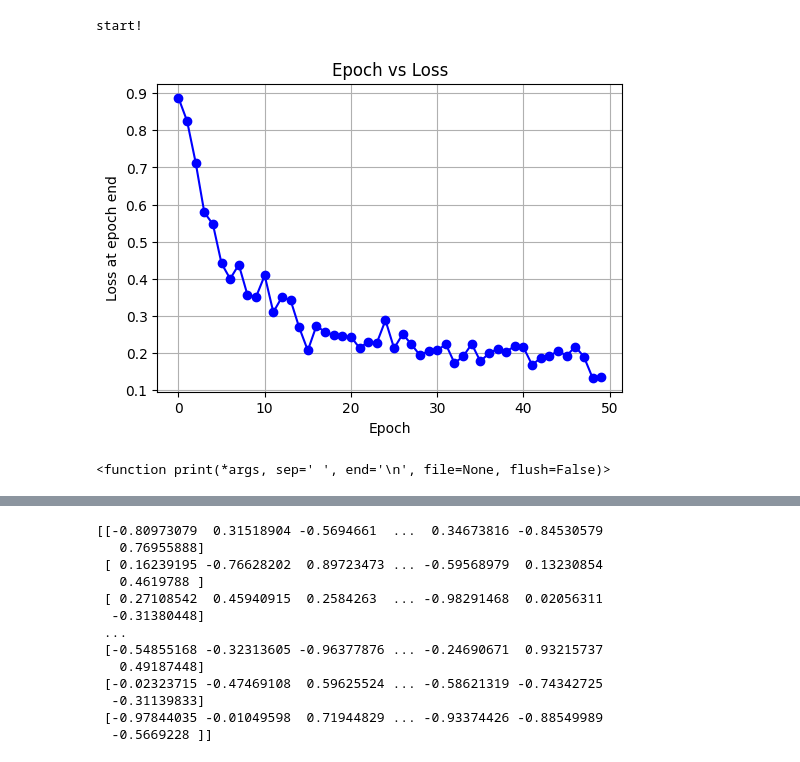
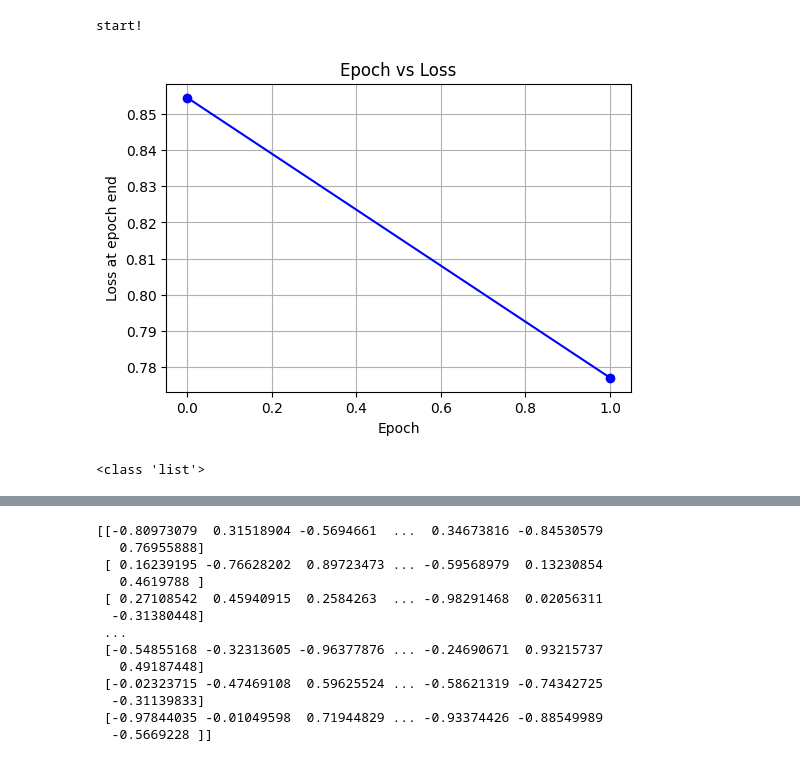
Before and after one commit to Jonathan-Lussier/MNIST_digit_classifier, a Jupyter notebook: basic_nn.ipynb, the cells around one changed output, grey strips where cells are left out. Cells and saved outputs as stored; diff of their text form; code cells hidden in the pictures.

Commit message:
beginning hyperparameter studies

```diff
--- a/basic_nn.ipynb
+++ b/basic_nn.ipynb
@@ -237,33 +237,66 @@ def train(images_pth, labels_pth, cfg:Config):
         plt.grid(True)
         plt.show()
 
-
-
     #do batches here:
-    return(net)
+    return(net, (x_data, y_data))
+# %%
+def save_weights_biases(net:n_network):
+#save the weights and biases
+    import pickle
+    from datetime import datetime
+    timestamp = datetime.now().strftime("%m%d%Y_%H%M%S")
+    file_name = f"weights/nn_training_{timestamp}.pkl"
+    with open(file_name, "wb") as f:
+        pickle.dump(net, f)
+    return(timestamp, file_name)
+
+def save_performance(x_epoch, y_loss, cfg:Config, timestamp):
+    #save hyperparams and preformance data to a csv
+    import csv
+    #["run ID", "timestamp", "number of hidden layers", "hidden layer size", "LR", "Epochs", "Batch size"]
+    from datetime import datetime
+    #timestamp = datetime.now().strftime("%Y-%m-%d_%H-%M-%S")
+    run_id = f"{cfg.hidden_layer_num}{cfg.hidden_layer_size}{cfg.learning_rate}{cfg.epochs}{cfg.batch_size}"
+    data = [run_id, timestamp, cfg.hidden_layer_num, cfg.hidden_layer_size, cfg.learning_rate, cfg.epochs, cfg.batch_size]
+
+    results_name = 'results.csv'
+    with open(results_name, mode='a', newline='') as file:
+        writer =  csv.writer(file)
+        writer.writerow(data)
+
+    plot_f_name = f"results/{run_id}_{timestamp}_plots.csv"
+    print(type(y_loss))
+    plots = [[x_epoch],[y_loss]]
+    with open(plot_f_name, mode='w', newline='') as file:
+        writer =  csv.writer(file)
+        for index, value in enumerate(x_epoch):
+            writer.writerow([int(x_epoch[index]), (y_loss[index])])
+    return(run_id, results_name,plot_f_name)
 # %%
 image_size = 28**2
 batch_size = 100
 dataset_size = 60000
 hidden_layers = 3
 hidden_layer_size = 17
 learning_rate = 0.5
-epochs = 50
+epochs = 2
 images_path = "MNIST/train-images.idx3-ubyte"
 labels_path = "MNIST/train-labels.idx1-ubyte"
 
 cfg = Config(input_layer_size=image_size,
               output_layer_size=10,
               hidden_layer_num= hidden_layers,
               hidden_layer_size = hidden_layer_size,
 
               learning_rate=learning_rate,
               dataset_size=dataset_size,
               batch_size=batch_size,
               epochs=epochs
               )
 
-net = train(images_path, labels_path, cfg=cfg)
+net, (x_epoch, y_loss) = train(images_path, labels_path, cfg=cfg)
+timestamp, f_name = save_weights_biases(net)
+run_id, results_f_name, plot_f_name = save_performance(x_epoch,y_loss, cfg=cfg, timestamp=timestamp)
 # %% [output]
-[figure, old version]
+[figure, new version]
-<function print(*args, sep=' ', end='\n', file=None, flush=False)>
+<class 'list'>
```
Also changed, not shown: parts of 2 cells of this notebook, 30 other files.
